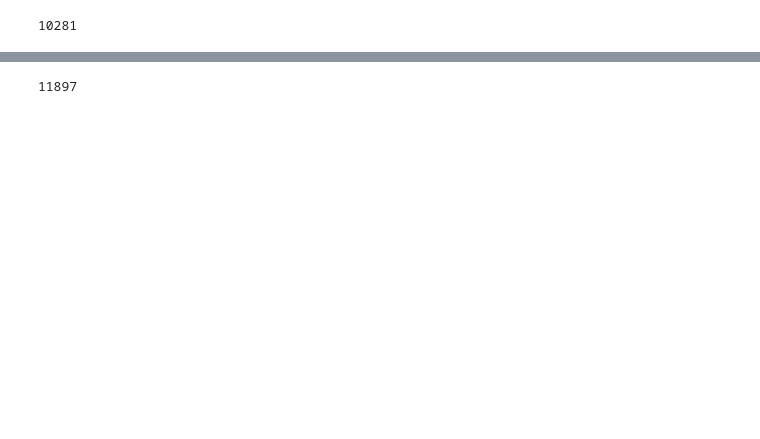
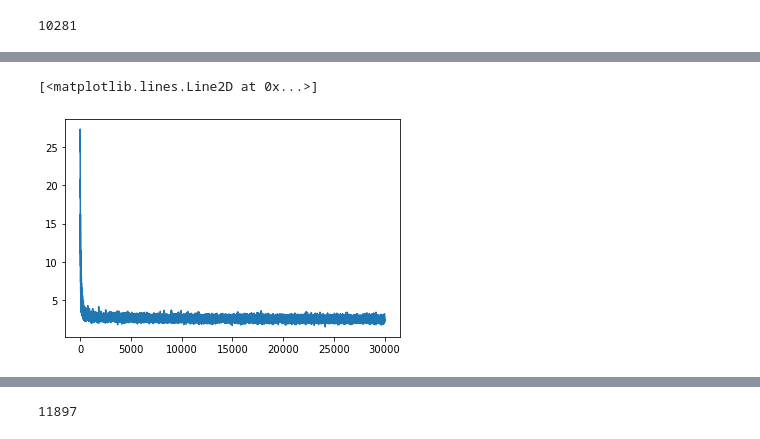
Before and after one commit to balajivenky06/DeepLearningNotebooks, a Jupyter notebook: Makemore2.ipynb, the cells around one changed output, grey strips where cells are left out. Saved outputs shown, nothing was run; the diff lists cells and outputs as text; code cells hidden in the pictures; blank space fills up the shorter version.

```diff
--- a/Makemore2.ipynb
+++ b/Makemore2.ipynb
@@ -975,5 +1117,8 @@ print(loss.item())
 # %%
-#plt.plot(stepi, lossi)
+plt.plot(stepi, lossi)
+# %% [output]
+[<matplotlib.lines.Line2D at 0x...>]
+[figure, added]
 # %%
 emb = C[Xdev] # 32, 3, 2
 h = torch.tanh(emb.view(-1, 6) @ W1 + b1) #32, 100
```
Also changed, not shown: parts of 73 cells of this notebook.
